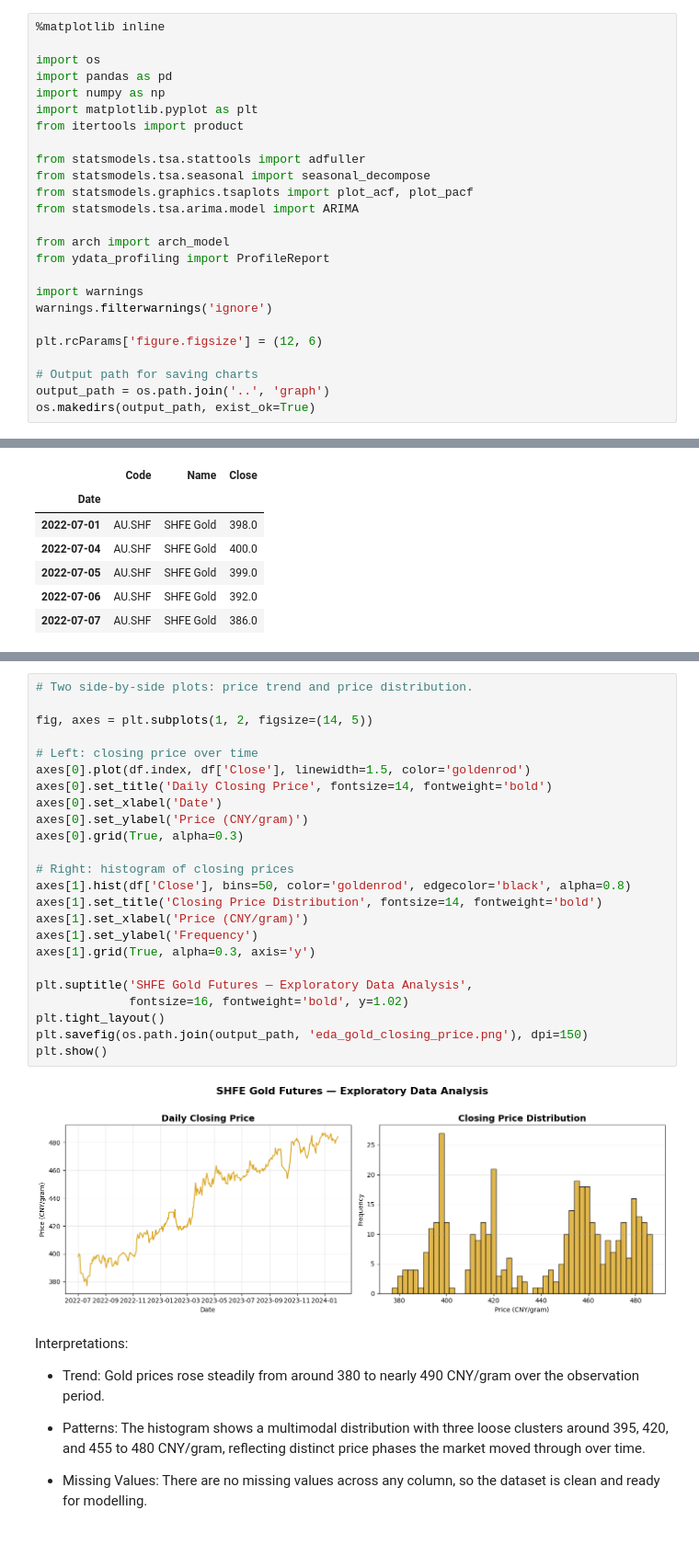
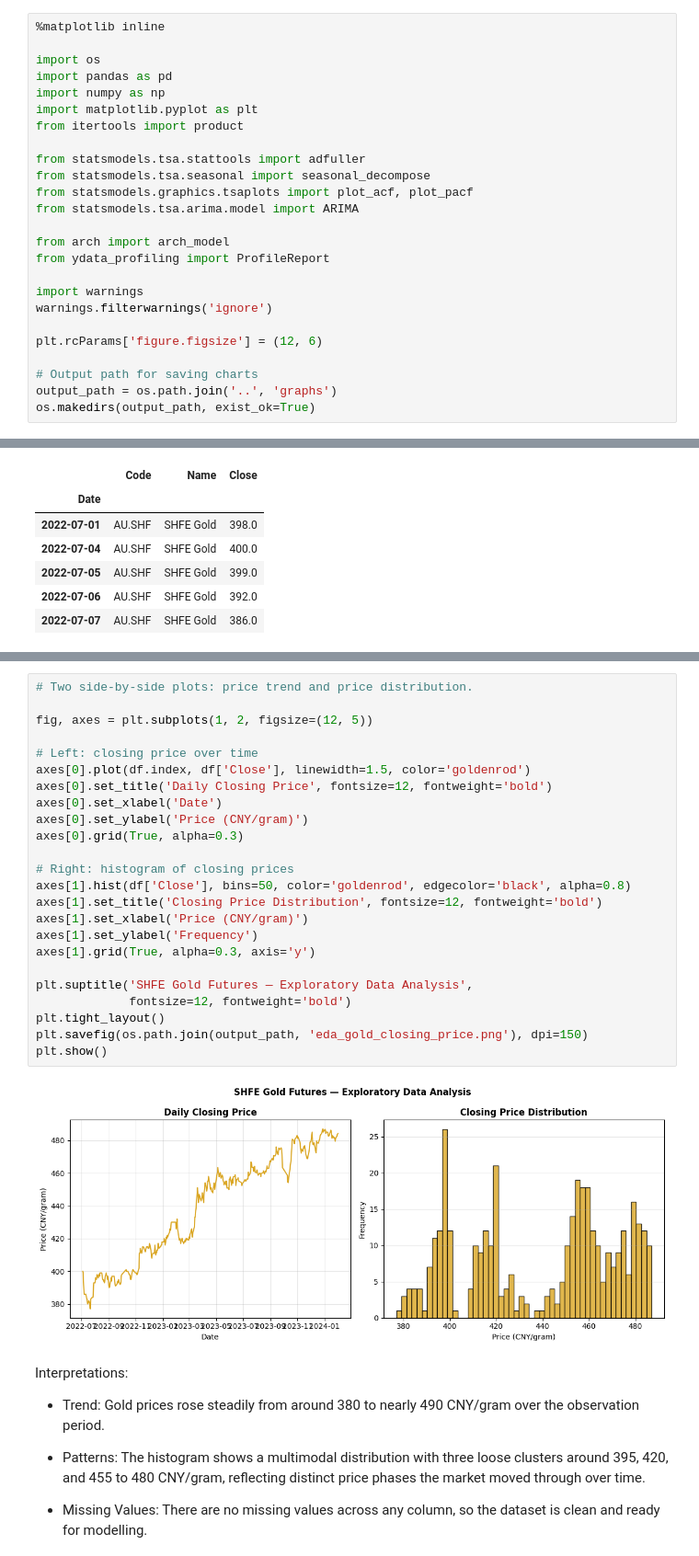
Before and after one commit to guiqvlaixi2164-max/Time-Series-Forecasting_gold-closing-price, a Jupyter notebook: code/Gold_Price_Forecasting.ipynb, the cells around one changed output, grey strips where cells are left out. Shown at 92% size. Drawn from its saved outputs; the diff is of its cells as text.

```diff
--- a/code/Gold_Price_Forecasting.ipynb
+++ b/code/Gold_Price_Forecasting.ipynb
@@ -41,7 +41,7 @@ warnings.filterwarnings('ignore')
 plt.rcParams['figure.figsize'] = (12, 6)
 
 # Output path for saving charts
-output_path = os.path.join('..', 'graph')
+output_path = os.path.join('..', 'graphs')
 os.makedirs(output_path, exist_ok=True)
 # %%
 # Load the CSV, set the date column as the index, and take a first look.
@@ -91,29 +91,29 @@ profile.to_notebook_iframe()
 # %%
 # Two side-by-side plots: price trend and price distribution.
 
-fig, axes = plt.subplots(1, 2, figsize=(14, 5))
+fig, axes = plt.subplots(1, 2, figsize=(12, 5))
 
 # Left: closing price over time
 axes[0].plot(df.index, df['Close'], linewidth=1.5, color='goldenrod')
-axes[0].set_title('Daily Closing Price', fontsize=14, fontweight='bold')
+axes[0].set_title('Daily Closing Price', fontsize=12, fontweight='bold')
 axes[0].set_xlabel('Date')
 axes[0].set_ylabel('Price (CNY/gram)')
 axes[0].grid(True, alpha=0.3)
 
 # Right: histogram of closing prices
 axes[1].hist(df['Close'], bins=50, color='goldenrod', edgecolor='black', alpha=0.8)
-axes[1].set_title('Closing Price Distribution', fontsize=14, fontweight='bold')
+axes[1].set_title('Closing Price Distribution', fontsize=12, fontweight='bold')
 axes[1].set_xlabel('Price (CNY/gram)')
 axes[1].set_ylabel('Frequency')
 axes[1].grid(True, alpha=0.3, axis='y')
 
 plt.suptitle('SHFE Gold Futures — Exploratory Data Analysis',
-             fontsize=16, fontweight='bold', y=1.02)
+             fontsize=12, fontweight='bold')
 plt.tight_layout()
 plt.savefig(os.path.join(output_path, 'eda_gold_closing_price.png'), dpi=150)
 plt.show()
 # %% [output]
-[figure, old version]
+[figure, new version]
 # %% [markdown]
 Interpretations:
 
```
Also changed, not shown: 1 other file.
